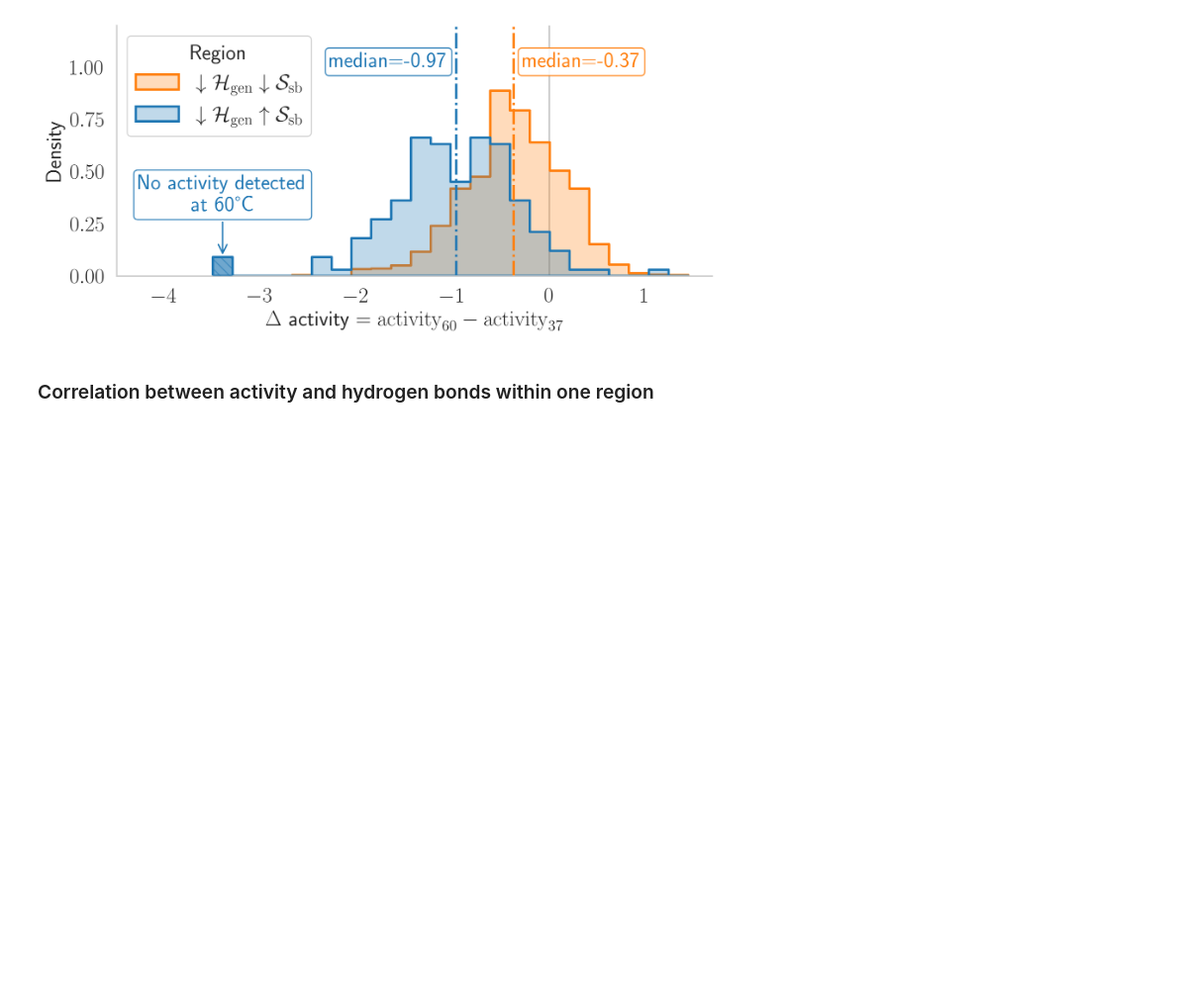
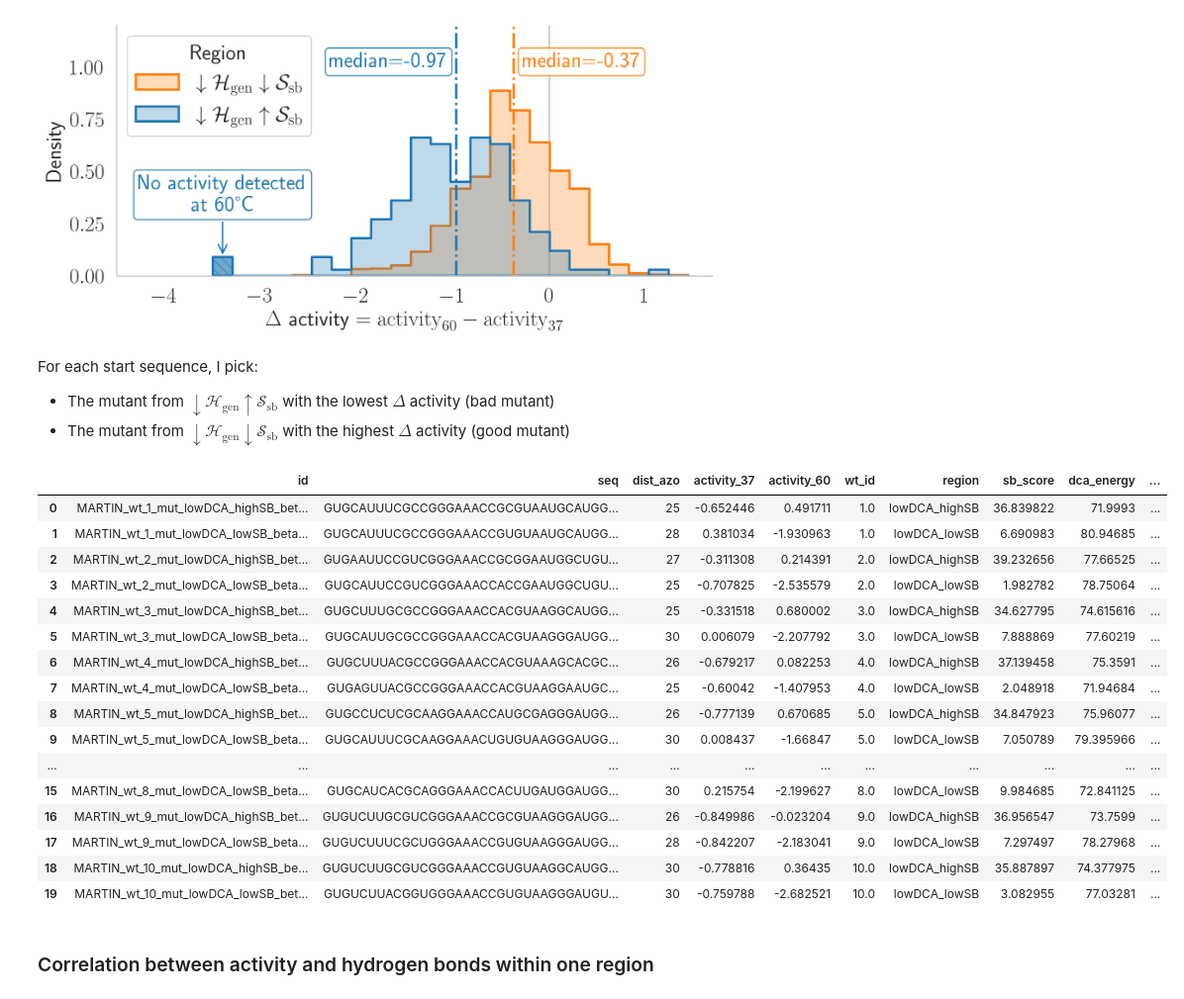
Before and after one commit to spqb/thermostable-ribozymes, a Jupyter notebook: lore/post_experiment_analysis/src/global_analysis.ipynb, the cells around one changed output. Shown at 99% size. Drawn from its saved outputs; the diff is of its cells as text; code cells hidden in the pictures; blank space fills up the shorter version.

Commit message:
good and bad mutants

```diff
--- a/lore/post_experiment_analysis/src/global_analysis.ipynb
+++ b/lore/post_experiment_analysis/src/global_analysis.ipynb
@@ -434,3 +429,48 @@ else:
     plt.show()
 # %% [output]
 [figure]
+# %% [markdown]
+For each start sequence, I pick:
+
+- The mutant from $\downarrow \mathcal{H}_\mathrm{gen} \uparrow \mathcal{S}_\mathrm{sb}$ with the lowest $\Delta$ activity (bad mutant)
+- The mutant from $\downarrow \mathcal{H}_\mathrm{gen} \downarrow \mathcal{S}_\mathrm{sb}$ with the highest $\Delta$ activity (good mutant)
+# %%
+df_ext = pd.DataFrame()
+high_delta = []
+for wt_idx in list(range(1, 11)):
+    wt_idx_float = float(wt_idx)
+    df_wt = df_hits[(df_hits["wt_id"] == wt_idx_float) & (df_hits["delta_activity"] > -3.5)]
+    # good mutant
+    df_wt_region_1 = df_wt[df_wt["region"] == "lowDCA_highSB"]
+    # pick mutant with highest delta activity
+    if not df_wt_region_1.empty:
+        high_delta.append(True)
+        mut_row = df_wt_region_1.loc[df_wt_region_1["delta_activity"].idxmax()]
+        df_ext = pd.concat([df_ext, mut_row.to_frame().T], ignore_index=True)
+    # bad mutant
+    df_wt_region_2 = df_wt[df_wt["region"] == "lowDCA_lowSB"]
+    if not df_wt_region_2.empty:
+        high_delta.append(False)
+        mut_row = df_wt_region_2.loc[df_wt_region_2["delta_activity"].idxmin()]
+        df_ext = pd.concat([df_ext, mut_row.to_frame().T], ignore_index=True)
+df_ext["good_delta_activity"] = high_delta
+# %%
+df_ext
+# %% [output]
+|  | id | seq | dist_azo | activity_37 | activity_60 | wt_id | region | sb_score | dca_energy | ... |
+| 0 | MARTIN_wt_1_mut_lowDCA_highSB_bet... | GUGCAUUUCGCCGGGAAACCGCGUAAUGCAUGG... | 25 | -0.652446 | 0.491711 | 1.0 | lowDCA_highSB | 36.839822 | 71.9993 | ... |
+| 1 | MARTIN_wt_1_mut_lowDCA_lowSB_beta... | GUGCAUUUCGCCGGGAAACCGUGUAAUGCAUGG... | 28 | 0.381034 | -1.930963 | 1.0 | lowDCA_lowSB | 6.690983 | 80.94685 | ... |
+| 2 | MARTIN_wt_2_mut_lowDCA_highSB_bet... | GUGAAUUCCGUCGGGAAACCGCGGAAUGGCUGU... | 27 | -0.311308 | 0.214391 | 2.0 | lowDCA_highSB | 39.232656 | 77.66525 | ... |
+| 3 | MARTIN_wt_2_mut_lowDCA_lowSB_beta... | GUGCAUUCCGUCGGGAAACCACCGAAUGGCUGU... | 25 | -0.707825 | -2.535579 | 2.0 | lowDCA_lowSB | 1.982782 | 78.75064 | ... |
+| 4 | MARTIN_wt_3_mut_lowDCA_highSB_bet... | GUGCUUUGCGCCGGGAAACCACGUAAGGCAUGG... | 25 | -0.331518 | 0.680002 | 3.0 | lowDCA_highSB | 34.627795 | 74.615616 | ... |
+| 5 | MARTIN_wt_3_mut_lowDCA_lowSB_beta... | GUGCAUUGCGCCGGGAAACCACGUAAGGGAUGG... | 30 | 0.006079 | -2.207792 | 3.0 | lowDCA_lowSB | 7.888869 | 77.60219 | ... |
+| 6 | MARTIN_wt_4_mut_lowDCA_highSB_bet... | GUGCUUUACGCCGGGAAACCACGUAAAGCACGC... | 26 | -0.679217 | 0.082253 | 4.0 | lowDCA_highSB | 37.139458 | 75.3591 | ... |
+| 7 | MARTIN_wt_4_mut_lowDCA_lowSB_beta... | GUGAGUUACGCCGGGAAACCACGUAAGGAAUGC... | 25 | -0.60042 | -1.407953 | 4.0 | lowDCA_lowSB | 2.048918 | 71.94684 | ... |
+| 8 | MARTIN_wt_5_mut_lowDCA_highSB_bet... | GUGCCUCUCGCAAGGAAACCAUGCGAGGGAUGG... | 26 | -0.777139 | 0.670685 | 5.0 | lowDCA_highSB | 34.847923 | 75.96077 | ... |
+| 9 | MARTIN_wt_5_mut_lowDCA_lowSB_beta... | GUGCAUUUCGCAAGGAAACUGUGUAAGGGAUGG... | 30 | 0.008437 | -1.66847 | 5.0 | lowDCA_lowSB | 7.050789 | 79.395966 | ... |
+| ... | ... | ... | ... | ... | ... | ... | ... | ... | ... | ... |
+| 15 | MARTIN_wt_8_mut_lowDCA_lowSB_beta... | GUGCAUCACGCAGGGAAACCACUUGAUGGAUGG... | 30 | 0.215754 | -2.199627 | 8.0 | lowDCA_lowSB | 9.984685 | 72.841125 | ... |
+| 16 | MARTIN_wt_9_mut_lowDCA_highSB_bet... | GUGUCUUGCGUCGGGAAACCGCGUAAGGGAUGG... | 26 | -0.849986 | -0.023204 | 9.0 | lowDCA_highSB | 36.956547 | 73.7599 | ... |
+| 17 | MARTIN_wt_9_mut_lowDCA_lowSB_beta... | GUGUCUUUCGCUGGGAAACCGUGUAAGGGAUGG... | 28 | -0.842207 | -2.183041 | 9.0 | lowDCA_lowSB | 7.297497 | 78.27968 | ... |
+| 18 | MARTIN_wt_10_mut_lowDCA_highSB_be... | GUGUCUUGCGUCGGGAAACCGUGUAAGGCAUGG... | 30 | -0.778816 | 0.36435 | 10.0 | lowDCA_highSB | 35.887897 | 74.377975 | ... |
+| 19 | MARTIN_wt_10_mut_lowDCA_lowSB_bet... | GUGUCUUACGGUGGGAAACCGUGUAAGGGAUGU... | 30 | -0.759788 | -2.682521 | 10.0 | lowDCA_lowSB | 3.082955 | 77.03281 | ... |
```
Also changed, not shown: parts of 5 cells of this notebook, 13 other files.
